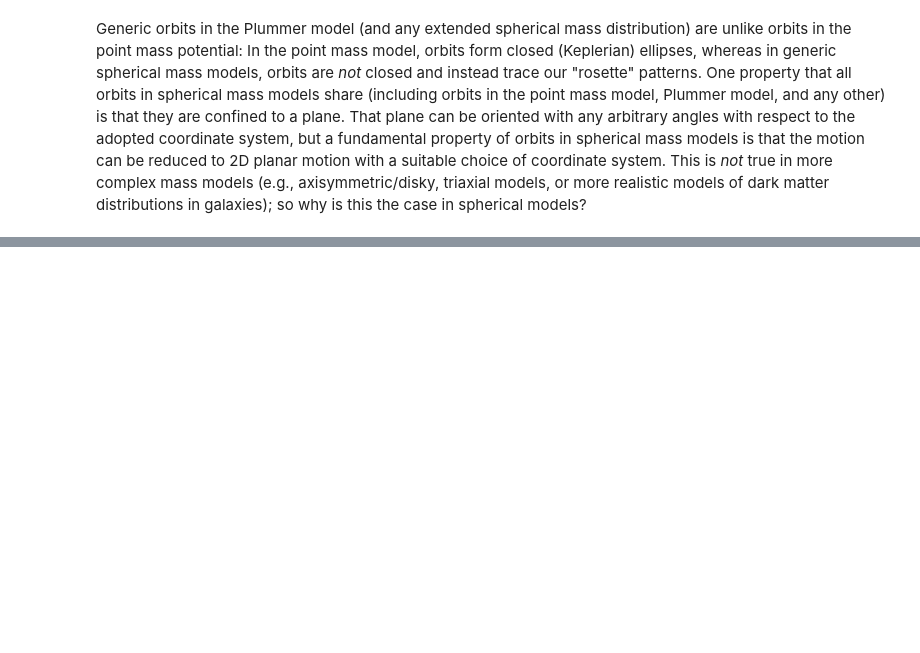
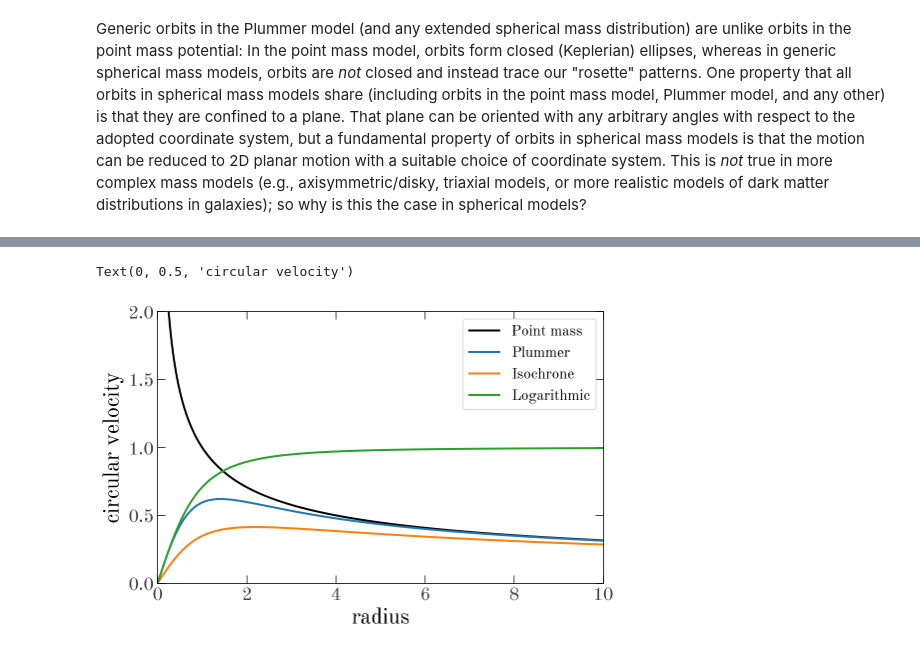
Before and after one commit to CCADynamicsGroup/SummerSchoolWorkshops, a Jupyter notebook: 1-Orbits/1-Orbits-in-spherical-gravitational-potentials.ipynb, the cells around one changed output, grey strips where cells are left out. Saved outputs shown, nothing was run; the diff lists cells and outputs as text; code cells hidden in the pictures; blank space fills up the shorter version.

```diff
--- a/1-Orbits/1-Orbits-in-spherical-gravitational-potentials.ipynb
+++ b/1-Orbits/1-Orbits-in-spherical-gravitational-potentials.ipynb
@@ -930,0 +1199,27 @@ TODO:
+# %%
+potentials = {
+    'Point mass': gp.KeplerPotential(m=1),
+    'Plummer': gp.PlummerPotential(m=1, b=1),
+    'Isochrone': gp.IsochronePotential(m=1, b=1),
+    'Logarithmic': gp.LogarithmicPotential(v_c=1, r_h=1)
+}
+
+r_grid = np.linspace(0, 10, 1024)
+xyz_grid = np.zeros((3, len(r_grid)))
+xyz_grid[0] = r_grid
+
+fig, ax = plt.subplots(figsize=(8, 5))
+for name, pot in potentials.items():
+    ax.plot(r_grid, pot.circular_velocity(xyz_grid),
+            marker='', lw=2, label=name)
+
+ax.set_xlim(0, 10)
+ax.set_ylim(0, 2)
+
+ax.legend(loc='upper right', fontsize=15)
+
+ax.set_xlabel('radius')
+ax.set_ylabel('circular velocity')
+# %% [output]
+Text(0, 0.5, 'circular velocity')
+[figure, added]
```
Also changed, not shown: parts of 65 cells of this notebook.
